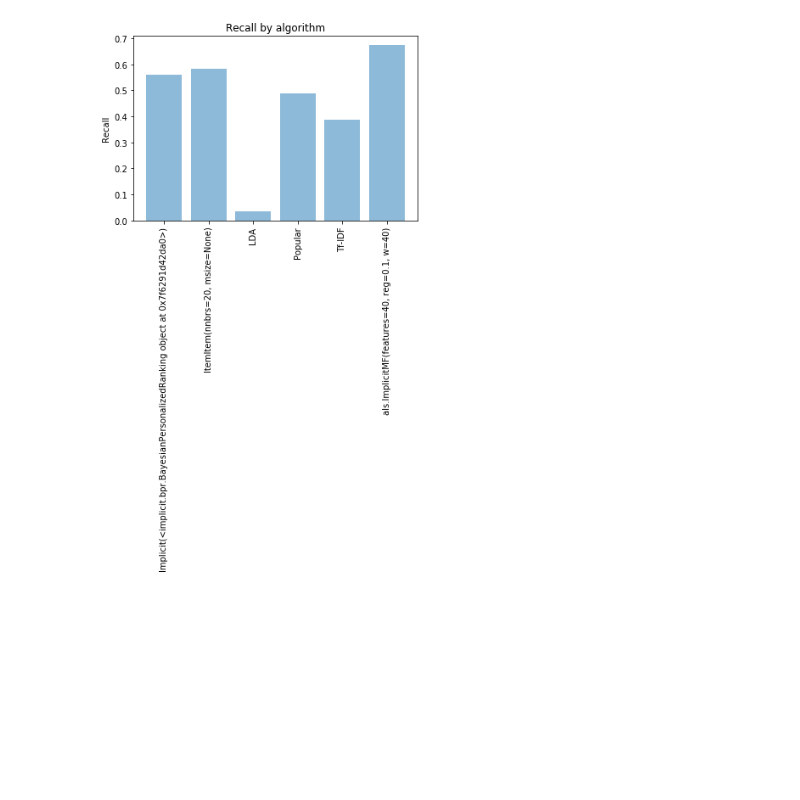
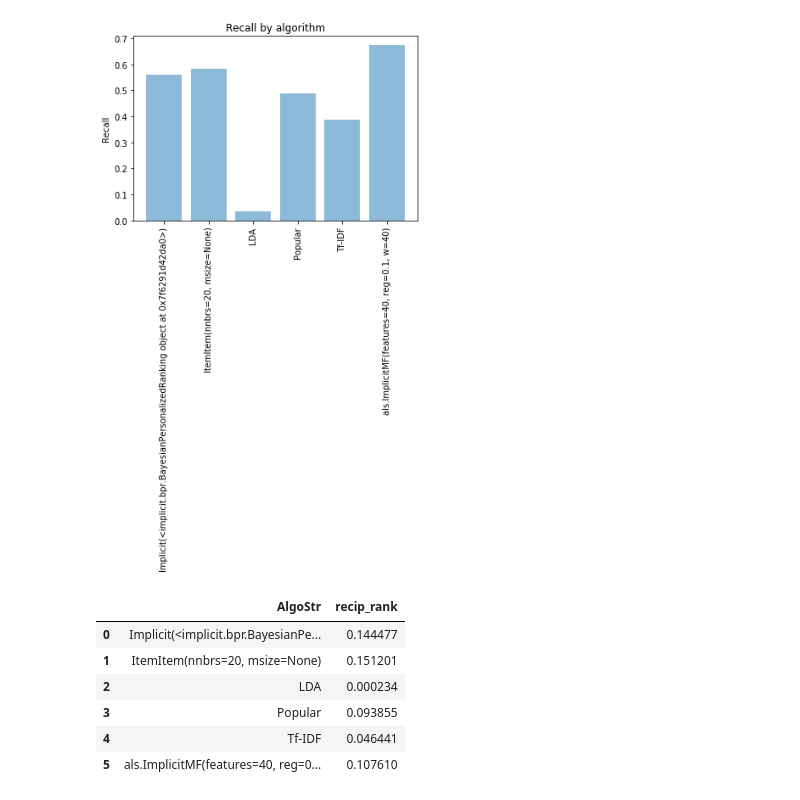
Before and after one commit to amprova/WE_research, a Jupyter notebook: tf_idf_all_users.ipynb, the cells around one changed output. Cells and saved outputs as stored; diff of their text form; code cells hidden in the pictures; blank space fills up the shorter version.

```diff
--- a/tf_idf_all_users.ipynb
+++ b/tf_idf_all_users.ipynb
@@ -500,3 +500,15 @@ plt.title('Recall by algorithm')
 plt.show()
 # %% [output]
 [figure]
+# %%
+RR_LDA_KL = pd.read_parquet('results/steam/all_algo_sample_5000/MRR_sample5000.parquet')
+MRR_LDA_KL = result_By_algo(RR_LDA_KL, 'recip_rank')
+MRR_LDA_KL
+# %% [output]
+|  | AlgoStr | recip_rank |
+| 0 | Implicit(<implicit.bpr.BayesianPe... | 0.144477 |
+| 1 | ItemItem(nnbrs=20, msize=None) | 0.151201 |
+| 2 | LDA | 0.000234 |
+| 3 | Popular | 0.093855 |
+| 4 | Tf-IDF | 0.046441 |
+| 5 | als.ImplicitMF(features=40, reg=0... | 0.107610 |
```
Also changed, not shown: parts of 1 cell of this notebook.
